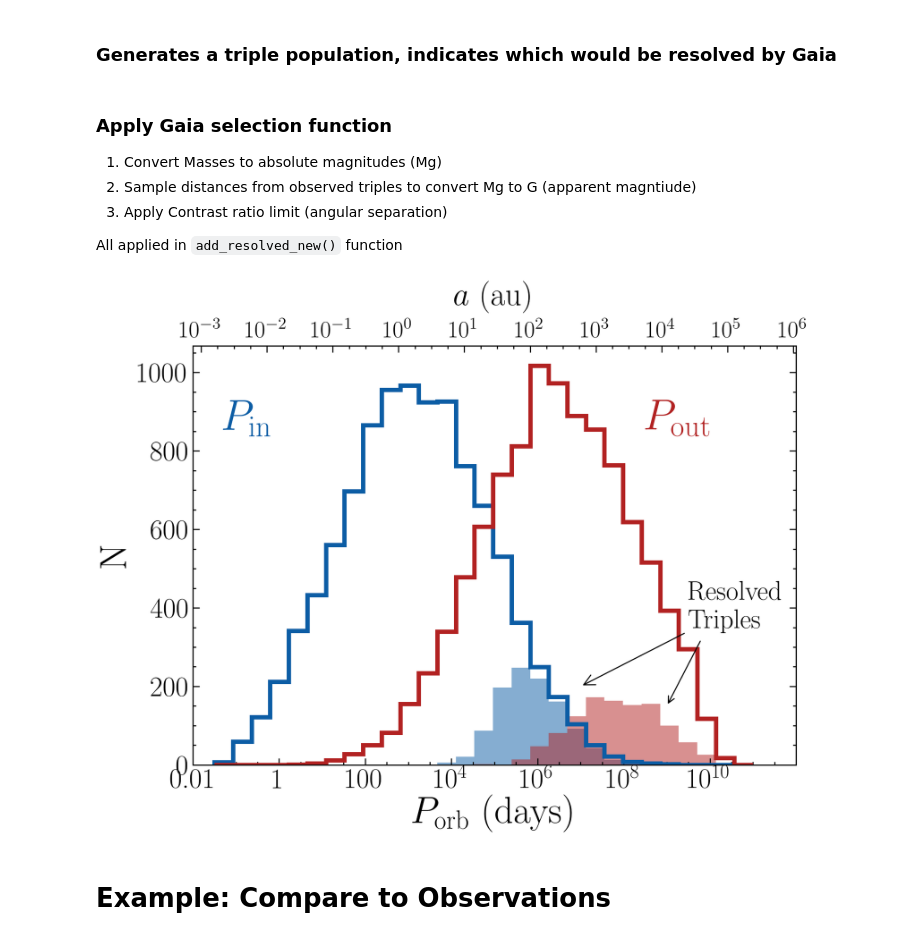
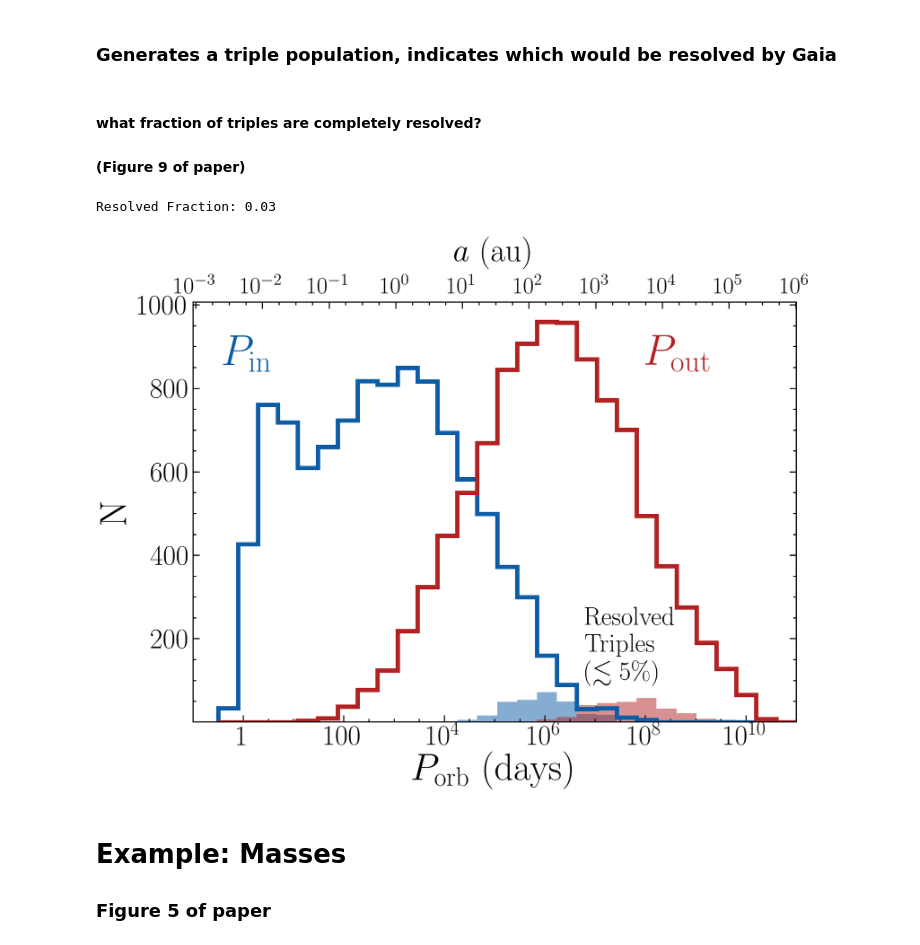
Before and after one commit to cheyanneshariat/gaia_triples, a Jupyter notebook: sampling_triples.ipynb, the cells around one changed output. Cells and saved outputs as stored; diff of their text form; code cells hidden in the pictures.

```diff
--- a/sampling_triples.ipynb
+++ b/sampling_triples.ipynb
@@ -44 +63,10 @@ m1s_constantSFR  = singles.query("kstar_1<=1 and mass_1>=0.1")['mass_1'] # those
+# %%
+# Read in ~3e6 singles and 1e6 binaries sampled from Moe and Di Stefano 2017 multi dim sampling
+# used COSMIC with modified multidim.py for sampling (see paper for details)
+
+# Read in single stars
+m1s_single = np.loadtxt('./Data/singles_imf.txt') # single star masses
+
+# Uncomment '.query("porb>20") ' if sampling an initial population
+initial_binaries = pd.read_csv("./Data/mutlidim_binaries_initial.csv") #.query("porb>20")
 # %% [markdown]
@@ -173 +175,8 @@ Median primary mass in triples: 0.67
+# %%
+# Convert to NumPy views: faster for sampling triples later
+INNER_ARRS  = {
+    "initial": {k: inner_binaries_triples_i[k].to_numpy()      for k in ("mass_1", "mass_2", "mass_3", "porb", "ecc")},
+    "final"  : {k: inner_binaries_triples_on_ms[k].to_numpy()  for k in ("mass_1", "mass_2", "mass_3", "porb", "ecc")},
+}
+LENGTHS     = {k: len(v["mass_1"]) for k,v in INNER_ARRS.items()}
 # %%
@@ -393,7 +407,0 @@ results_df_dm91comb = sample_all(this_IMF = 'constant_SFR', this_Periods = 'DM91
-# %% [markdown]
-### Apply Gaia selection function
-1. Convert Masses to absolute magnitudes (Mg)
-2. Sample distances from observed triples to convert Mg to G (apparent magntiude)
-3. Apply Contrast ratio limit (angular separation)
-
-All applied in `add_resolved_new()` function
@@ -403,58 +408,66 @@ results_resolved = results_df_dm91comb.query("resolved_sep == 'Y'")
+# %% [markdown]
+#### what fraction of triples are completely resolved?
+#### (Figure 9 of paper)
+# %%
+resolved_frac = len(results_df_dm91.query("resolved_sep == 'Y' and m1>0.1 and m2>0.1 and m3>0.1"))/len(results_df_dm91.query("m1>0.1 and m2>0.1 and m3>0.1"))
+print(f"Resolved Fraction: {resolved_frac:.2f}")
+# %% [output]
+Resolved Fraction: 0.03
 # %%
-def Kepler_3rdLaw_SMA(m1,m2,SMA ): #M_sun and AU units, output in yr
-    return np.power( ( (SMA**3)/(m1+m2) ) ,1./2.)
-
-
 def plot_periods_resolved(P1,P2, P1_resolved,P2_resolved):
     fig, ax = plt.subplots(figsize=(10, 7))
 
-    bins = np.linspace(-1.5, 11, 30)
+    bins = np.linspace(-0.5, 11, 30)
 
-    ax.hist(np.log10(P1*365.25), bins=bins,histtype='step',density=False, color='C0', linewidth=4, label='$s_1$ Model', rasterized=True)
-    ax.hist(np.log10(P2*365.25), bins=bins,histtype='step',density=False, color='firebrick', linewidth=4, label='$s_2$ Model', rasterized=True)
-    ax.hist(np.log10(P1_resolved*365.25), bins=bins, histtype='stepfilled', density=False, color='C0', linewidth=1, label='$s_1$ Model', alpha=0.5,edgecolor=None, rasterized=True)
-    ax.hist(np.log10(P2_resolved*365.25), bins=bins, histtype='stepfilled', density=False, color='firebrick', linewidth=1, label='$s_2$ Model', alpha=0.5,edgecolor=None, rasterized=True)
+    ax.hist(np.log10(P1*365.25), bins=bins,histtype='step',density=False, color='C0', linewidth=4, label='', rasterized=True)
+    ax.hist(np.log10(P2*365.25), bins=bins,histtype='step',density=False, color='firebrick', linewidth=4, label='', rasterized=True)
+    ax.hist(np.log10(P1_resolved*365.25), bins=bins, histtype='stepfilled', density=False, color='C0', linewidth=1, label='', alpha=0.5,edgecolor=None, rasterized=True)
+    ax.hist(np.log10(P2_resolved*365.25), bins=bins, histtype='stepfilled', density=False, color='firebrick', linewidth=1, label='', alpha=0.5,edgecolor=None, rasterized=True)
 
-    # Add arrows to indicate "Observed"
-    ax.annotate("Resolved\nTriples", xy=(7, 200), xytext=(9.5, 350),
-                arrowprops=dict(facecolor='black', arrowstyle='->'), fontsize=25, color='black')
-    ax.annotate("", xy=(9, 150), xytext=(9.8, 320),
-                arrowprops=dict(facecolor='black', arrowstyle='->'), fontsize=15, color='black')
+    ax.text(0.65, 0.1, "Resolved\nTriples\n" + r"($\lesssim 5\%$)", fontsize=24, color='black', rotation=0,transform = ax.transAxes)
 
     ax.set_xlabel(r"$P_{\rm orb}$ (days)", fontsize=35, labelpad=1)
     ax.set_ylabel(r"N", fontsize=35)
 
-    ax.text(0.05, 0.8, r"$P_{\rm in}$", transform=ax.transAxes, fontsize=40,color='C0')
-    ax.text(0.75, 0.8, r"$P_{\rm out}$", transform=ax.transAxes, fontsize=40,color='firebrick')
+    ax.text(0.05, 0.85, r"$P_{\rm in}$", transform=ax.transAxes, fontsize=40,color='C0')
+    ax.text(0.75, 0.85, r"$P_{\rm out}$", transform=ax.transAxes, fontsize=40,color='firebrick')
 
     log_P_ticks = [-2,0,2,4,6,8,10]
     ax.set_xticks(log_P_ticks, ['0.01','1','100'] + [f"$10^{{{int(P)}}}$" for P in log_P_ticks[3:]])  # Pretty labels
 
 
     log_a_ticks = np.arange(-3., 7.)
     logP_ticks = np.log10(Kepler_3rdLaw_SMA(1, 0, 10**log_a_ticks)*365.25)
 
     # Add top axis
     ax_top = ax.twiny()
     ax_top.set_xlim(ax.get_xlim())
 
     ax_top.set_xticks(logP_ticks, [f"$10^{{{int(a)}}}$" for a in log_a_ticks])
     ax_top.set_xlabel(r"$a$ (au)", fontsize=30, labelpad=15)
     ax_top.tick_params(axis='both', labelsize=22)
     ax.tick_params(axis='both', labelsize=26)
 
-    ax.set_xlim(left=-2,right=12)
-    # plt.savefig(fig_PATH + "DM91_triple_resolvedolved_N.pdf")
+    ax.set_xlim(left=-1,right=11)
+    ax.set_ylim(bottom=0.8)
 
+    # plt.savefig("/Users/bijan1339/Desktop/Research/Figures/triple_resolved_N.pdf")
     plt.show()
 
+P1, P2 = Kepler_3rdLaw_SMA(results_df_dm91.m1, results_df_dm91.m2, results_df_dm91.a1), Kepler_3rdLaw_SMA(results_df_dm91.m1+results_df_dm91.m2, results_df_dm91.m3, results_df_dm91.a2)
 
-
-P1, P2 = Kepler_3rdLaw_SMA(results_df_dm91comb.m1, results_df_dm91comb.m2, results_df_dm91comb.a1), Kepler_3rdLaw_SMA(results_df_dm91comb.m1+results_df_dm91comb.m2, results_df_dm91comb.m3, results_df_dm91comb.a2)
-P1_resolved, P2_resolved = Kepler_3rdLaw_SMA(results_resolved.m1, results_resolved.m2, results_resolved.a1), Kepler_3rdLaw_SMA(results_resolved.m1+results_resolved.m2, results_resolved.m3, results_resolved.a2)
+# Inner Orbit
+P1_resolved = Kepler_3rdLaw_SMA(results_df_dm91.query("resolved_sep == 'Y'").m1,
+                                             results_df_dm91.query("resolved_sep == 'Y'").m2,
+                                             results_df_dm91.query("resolved_sep == 'Y'").a1)
+# Outer Orbit
+P2_resolved = Kepler_3rdLaw_SMA(results_df_dm91.query("resolved_sep == 'Y'").m1+results_df_dm91.query("resolved_sep == 'Y'").m2,
+                                results_df_dm91.query("resolved_sep == 'Y'").m3,
+                                results_df_dm91.query("resolved_sep == 'Y'").a2)
 
 plot_periods_resolved(P1,P2, P1_resolved,P2_resolved)
 # %% [output]
-[figure, old version]
+[figure, new version]
 # %% [markdown]
-# Example: Compare to Observations
+# Example: Masses
+### Figure 5 of paper
```
Also changed, not shown: parts of 33 cells of this notebook, 1 other file.
